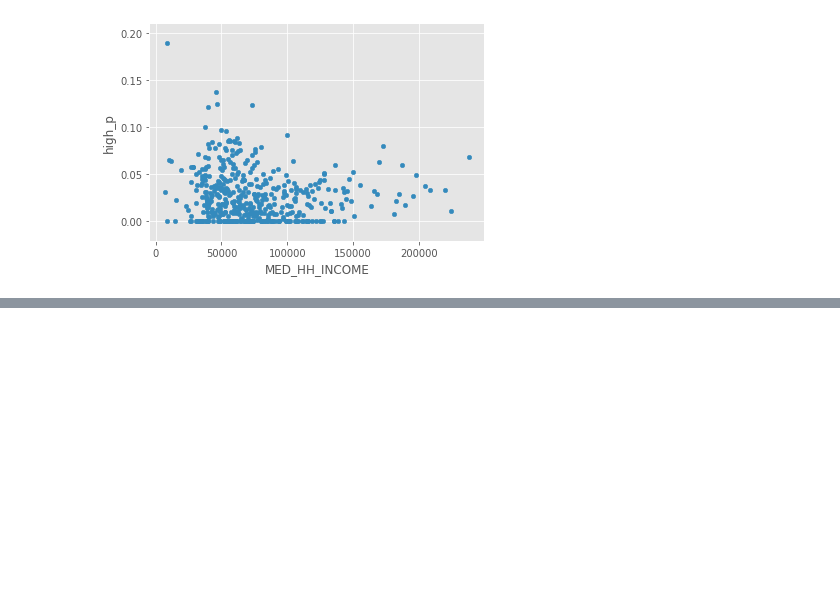
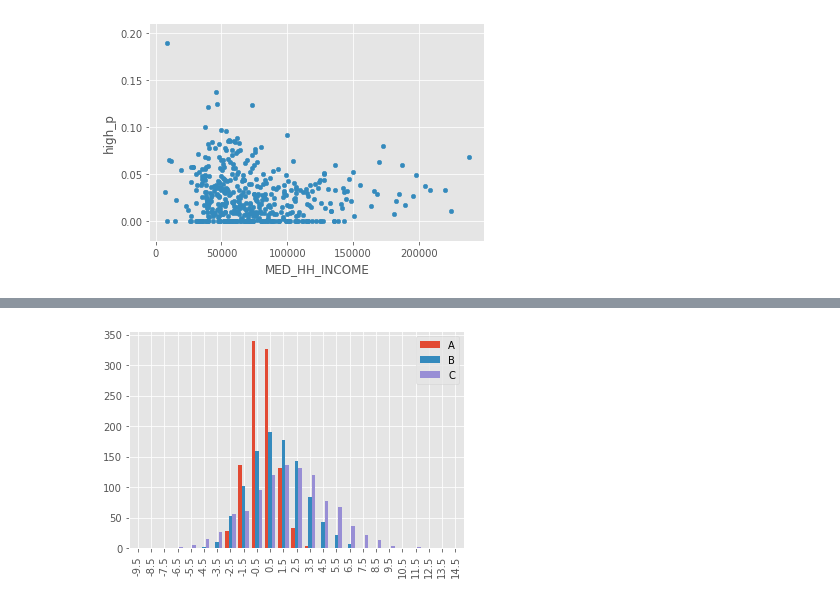
Before and after one commit to allison-zhou-phd/Denver_Demographics_Study, a Jupyter notebook: notebook/denver_demographic.ipynb, the cells around one changed output, grey strips where cells are left out. Saved outputs shown, nothing was run; the diff lists cells and outputs as text; code cells hidden in the pictures; blank space fills up the shorter version.

```diff
--- a/notebook/denver_demographic.ipynb
+++ b/notebook/denver_demographic.ipynb
@@ -89,0 +137,12 @@ df_focus.plot(kind='scatter', x='MED_HH_INCOME', y='high_p')
+# %%
+bins = np.linspace(-10,15,26)
+binned = pd.DataFrame()
+for x in df.columns:
+    y=pd.cut(df[x], bins, labels=bins[:-1])
+    y=y.value_counts().sort_index()
+    binned = pd.concat([binned,y], axis=1)
+binned.index = binned.index.astype(float)
+binned.index +=(np.diff(bins)/2.0)
+ax = binned.plot.bar(stacked=False, width=0.8)
+# %% [output]
+[figure, added]
```
Also changed, not shown: parts of 7 cells of this notebook, 6 other files.
